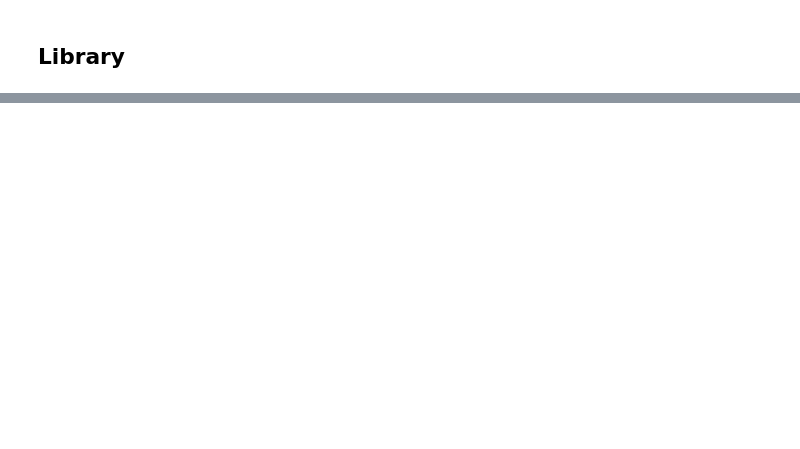
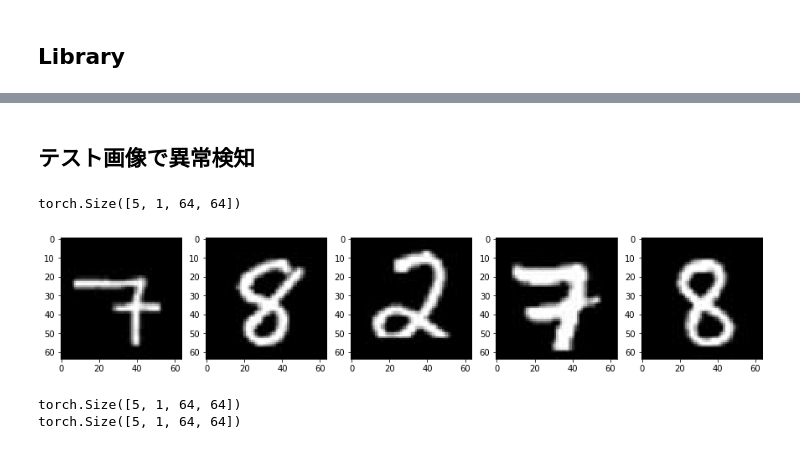
Before and after one commit to EriHata/learning_pytorch, a Jupyter notebook: pytorch_advanced/6_gan_anomaly_detection/my_AnoGAN.ipynb, the cells around one changed output, grey strips where cells are left out. Saved outputs shown, nothing was run; the diff lists cells and outputs as text; code cells hidden in the pictures; blank space fills up the shorter version.

Commit message:
made training function

```diff
--- a/pytorch_advanced/6_gan_anomaly_detection/my_AnoGAN.ipynb
+++ b/pytorch_advanced/6_gan_anomaly_detection/my_AnoGAN.ipynb
@@ -27,0 +206,23 @@ ImportError: cannot import name 'PILLOW_VERSION'
+# %%
+# DataLoaderの作成と動作確認
+
+# ファイルリストを作成
+train_img_list=make_datapath_list()
+
+# Datasetを作成
+mean = (0.5,)
+std = (0.5,)
+train_dataset = GAN_Img_Dataset(
+    file_list=train_img_list, transform=ImageTransform(mean, std))
+
+# DataLoaderを作成
+batch_size = 64
+
+train_dataloader = torch.utils.data.DataLoader(
+    train_dataset, batch_size=batch_size, shuffle=True)
+
+# 動作確認
+batch_iter = iter(train_dataloader)
+for i in range(3):
+    images = next(batch_iter)
+    print(images.size())
@@ -27,0 +423,2 @@ ImportError: cannot import name 'PILLOW_VERSION'
+# %% [markdown]
+## テスト画像で異常検知
@@ -27,0 +460,36 @@ ImportError: cannot import name 'PILLOW_VERSION'
+# %%
+# 動作確認
+batch_iter = iter(test_dataloader)
+# %%
+# 3回まで実行できる　（上で１５枚集めたから）
+# 4回目実行するとエラーStopIterationになる
+images = next(batch_iter)
+
+print(images.size())
+
+fig = plt.figure(figsize=(15, 6))
+for i in range(0, 5):
+    plt.subplot(2, 5, i+1)
+    plt.imshow(images[i][0].cpu().detach().numpy(), 'gray')  # [0]はチャネル
+# %% [output]
+torch.Size([5, 1, 64, 64])
+[figure, added]
+# %%
+# 異常検知したい画像
+print(images.size())
+x = images[0:5]  # なぜわざわざこれやるの？
+print(x.size())
+x = x.to(device)  # 変数は代入しないといけない
+
+# 異常検知したい画像を生成するための初期乱数
+z = torch.randn(5, 20).to(device)
+z = z.view(z.size(0), z.size(1), 1, 1)
+
+# 変数zを微分を求めることができるようにrequires_gradをTrueに
+z.requires_grad = True
+
+# 変数zを更新できるようにzの最適化関数を設定
+z_optimizer = torch.optim.Adam([z], lr=1e-3)
+# %% [output]
+torch.Size([5, 1, 64, 64])
+torch.Size([5, 1, 64, 64])
```
Also changed, not shown: parts of 21 cells of this notebook.
